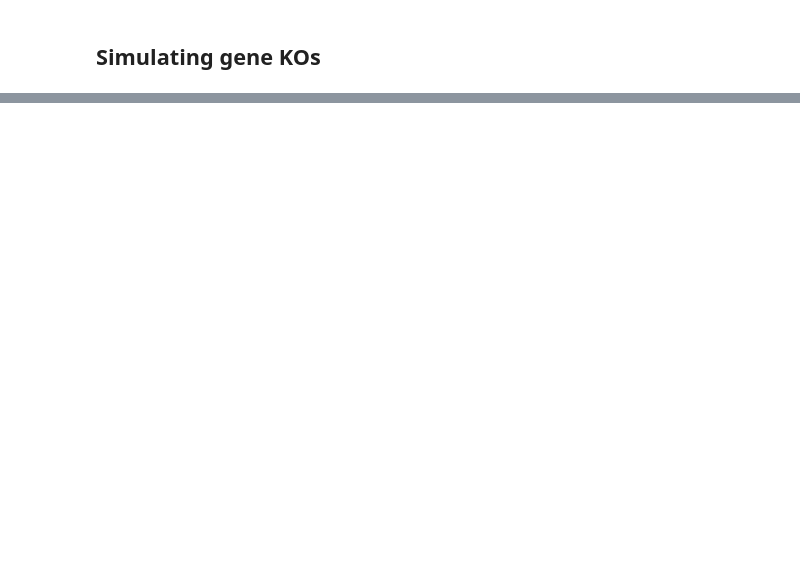
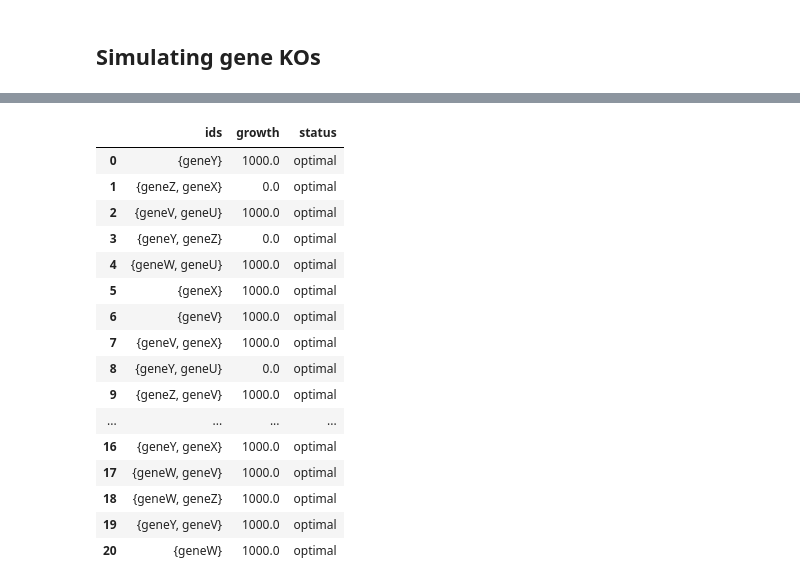
Before and after one commit to PathoGenOmics-Lab/misb_training_2024, a Jupyter notebook: modelling/01_intro_to_cobra.ipynb, the cells around one changed output, grey strips where cells are left out. Drawn from its saved outputs; the diff is of its cells as text; code cells hidden in the pictures; blank space fills up the shorter version.

```diff
--- a/modelling/01_intro_to_cobra.ipynb
+++ b/modelling/01_intro_to_cobra.ipynb
@@ -72,0 +199,5 @@ np.draw()
+# %%
+model.reactions.v1.gene_reaction_rule = "geneX and geneY"
+model.reactions.v2.gene_reaction_rule = "geneZ"
+model.reactions.v3.gene_reaction_rule = "geneV or geneW"
+model.reactions.v4.gene_reaction_rule = "geneU"
@@ -72,0 +216,20 @@ np.draw()
+# %%
+double_gene_deletion(model)
+# %% [output]
+|  | ids | growth | status |
+| 0 | {geneY} | 1000.0 | optimal |
+| 1 | {geneZ, geneX} | 0.0 | optimal |
+| 2 | {geneV, geneU} | 1000.0 | optimal |
+| 3 | {geneY, geneZ} | 0.0 | optimal |
+| 4 | {geneW, geneU} | 1000.0 | optimal |
+| 5 | {geneX} | 1000.0 | optimal |
+| 6 | {geneV} | 1000.0 | optimal |
+| 7 | {geneV, geneX} | 1000.0 | optimal |
+| 8 | {geneY, geneU} | 0.0 | optimal |
+| 9 | {geneZ, geneV} | 1000.0 | optimal |
+| ... | ... | ... | ... |
+| 16 | {geneY, geneX} | 1000.0 | optimal |
+| 17 | {geneW, geneV} | 1000.0 | optimal |
+| 18 | {geneW, geneZ} | 1000.0 | optimal |
+| 19 | {geneY, geneV} | 1000.0 | optimal |
+| 20 | {geneW} | 1000.0 | optimal |
```
Also changed, not shown: parts of 31 cells of this notebook, 1 other file.
